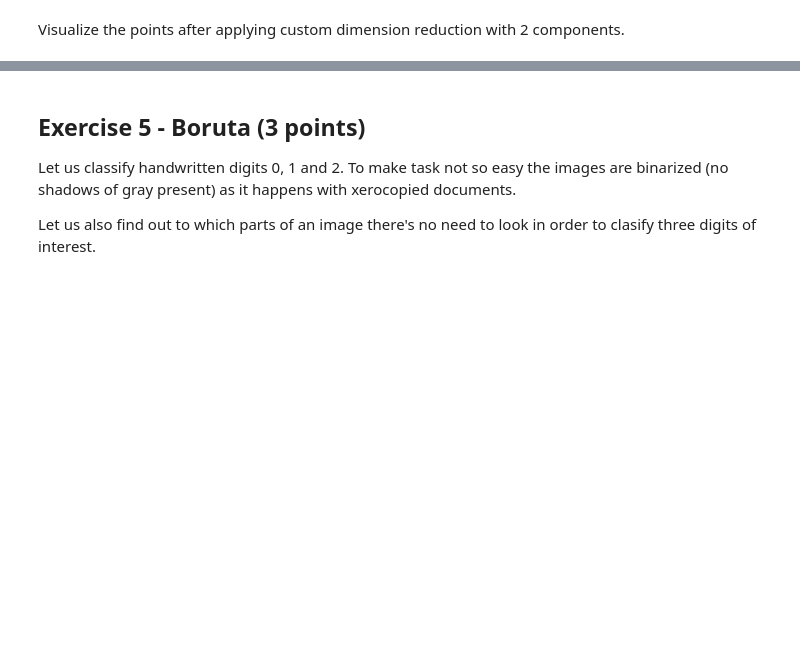
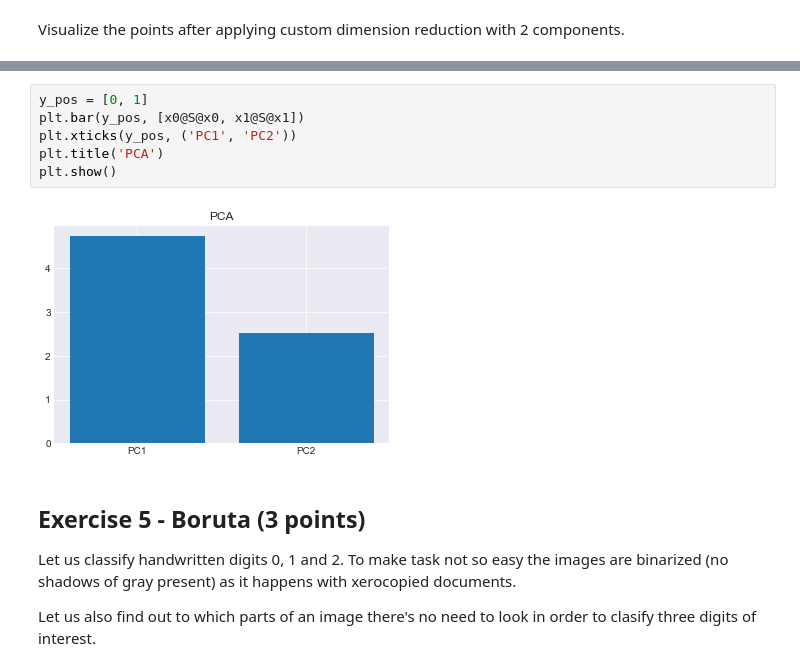
Before and after one commit to minibusini/ml_rs_school_hw, a Jupyter notebook: feature_engineering_selection.ipynb, the cells around one changed output, grey strips where cells are left out. Drawn from its saved outputs; the diff is of its cells as text; blank space fills up the shorter version.

```diff
--- a/feature_engineering_selection.ipynb
+++ b/feature_engineering_selection.ipynb
@@ -322,3 +325,11 @@ Visualize the points after applying custom dimension reduction with 2 components
+# %%
+y_pos = [0, 1]
+plt.bar(y_pos, [x0@S@x0, x1@S@x1])
+plt.xticks(y_pos, ('PC1', 'PC2'))
+plt.title('PCA')
+plt.show()
+# %% [output]
+[figure, added]
 # %% [markdown]
 ## Exercise 5 - Boruta (3 points)
 
```
Also changed, not shown: parts of 25 cells of this notebook.
